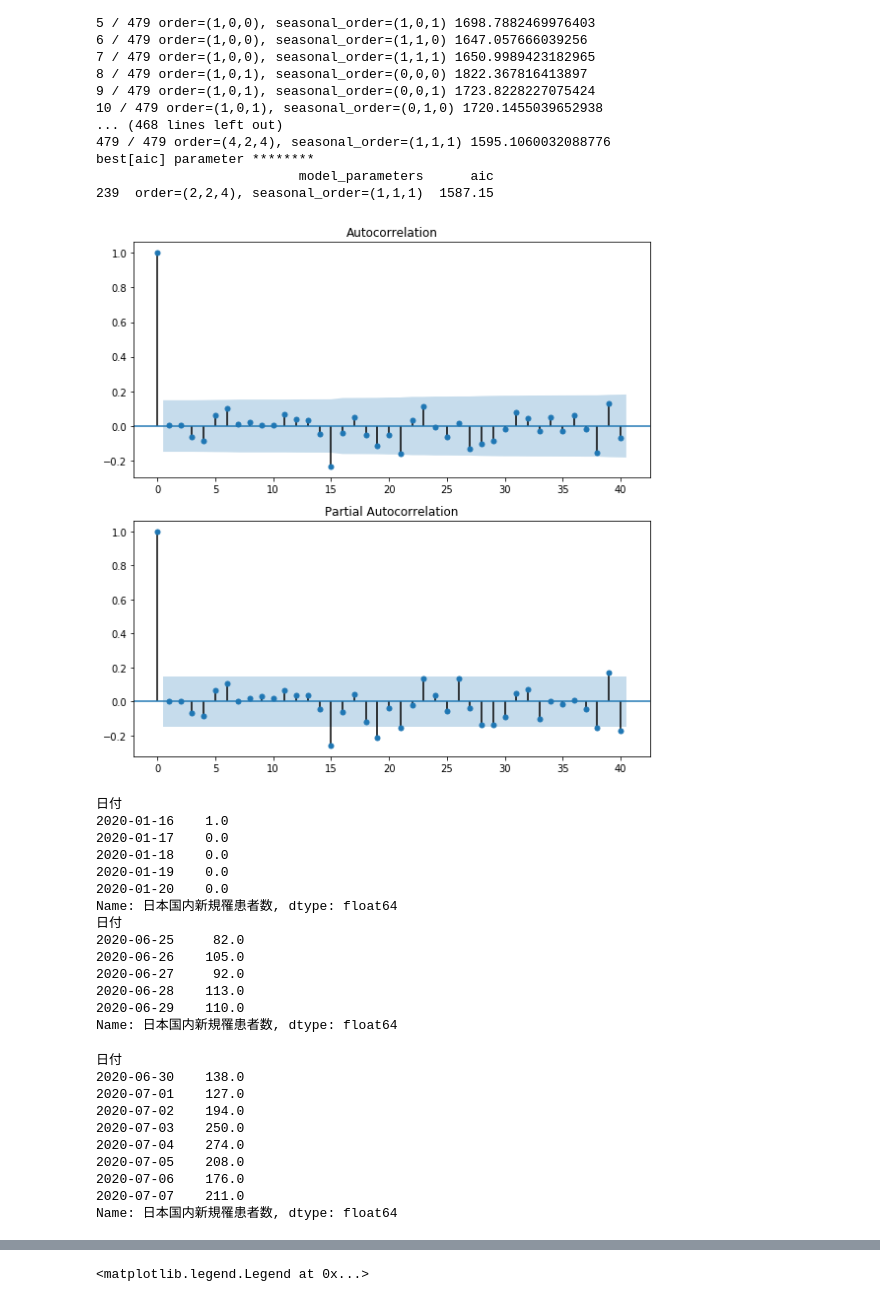
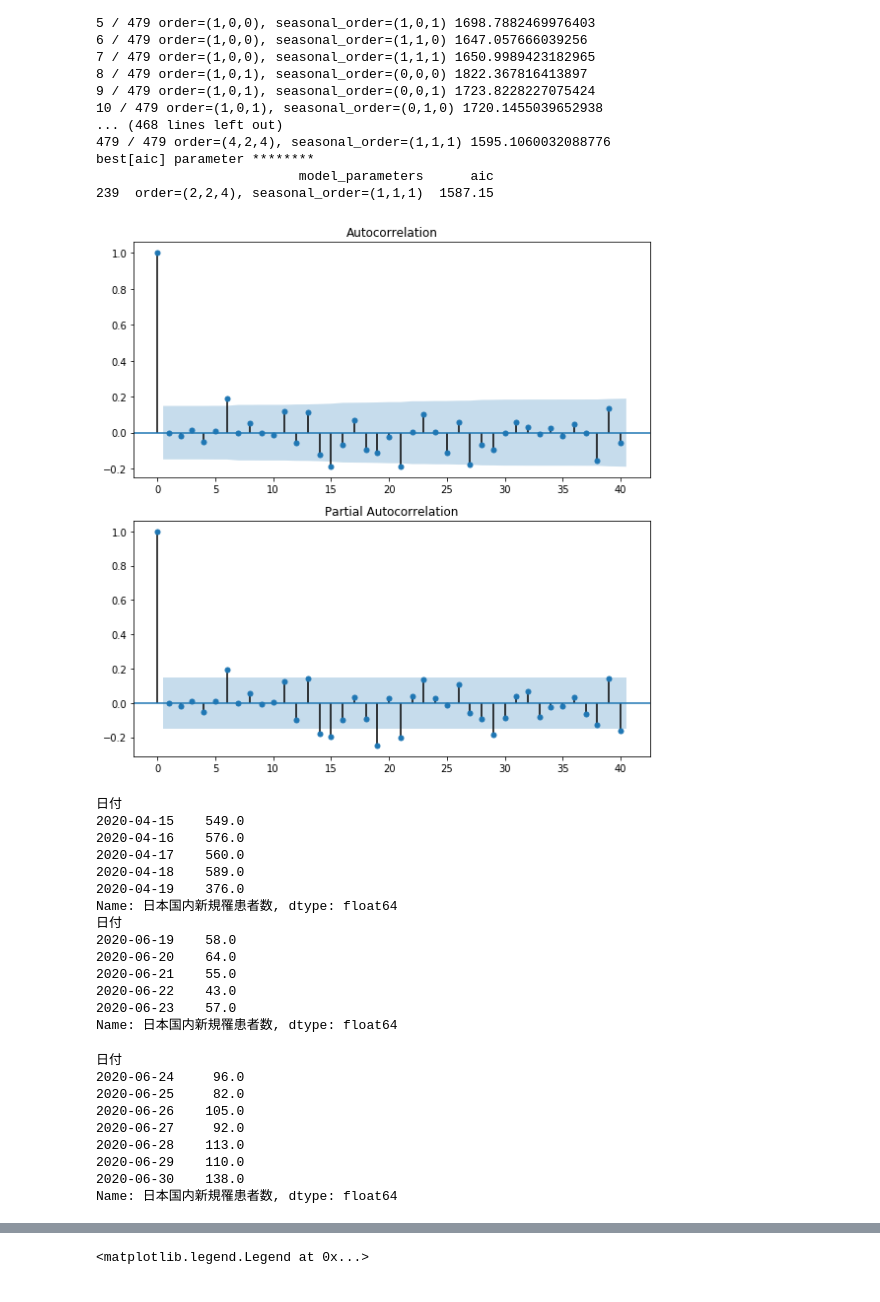
Before and after one commit to e185725/aaa, a Jupyter notebook: covid-199.ipynb, the cells around one changed output, grey strips where cells are left out. Saved outputs shown, nothing was run; the diff lists cells and outputs as text; code cells hidden in the pictures.

```diff
--- a/covid-199.ipynb
+++ b/covid-199.ipynb
@@ -418,59 +418,58 @@ best[aic] parameter ********
 239  order=(2,2,4), seasonal_order=(1,1,1)  1587.15
 # %%
 sarimax_optimization = sm.tsa.SARIMAX(kansensya,
-                        order=(2,2,4),
+                        order=(2,1,3),
                         seasonal_order=(1, 1, 1, 7),
                         enforce_stationarity = False,
                         enforce_invertibility = False
                         ).fit()
 
 sarimax_optimization_resid = sarimax_optimization.resid # 残差成分
 
 fig = plt.figure(figsize=(8, 8))
 
 # 自己相関(ACF)のグラフ
 ax1 = fig.add_subplot(211)
 sm.graphics.tsa.plot_acf(sarimax_optimization_resid, lags=40, ax=ax1) #ACF計算とグラフ自動作成
 
 # 偏自己相関(PACF)のグラフ
 ax2 = fig.add_subplot(212)
 sm.graphics.tsa.plot_pacf(sarimax_optimization_resid, lags=40, ax=ax2) #PACF計算とグラフ自動作成
 
 plt.tight_layout() # グラフ間スキマ調整
 # %% [output]
-[figure, old version]
+[figure, new version]
 # %%
-kansensya_train = kansensya["2020-01-16":'2020-06-29'] # モデル作成用データ（訓練）
+kansensya_train = kansensya["2020-04-15":'2020-06-23'] # モデル作成用データ（訓練）
 print(kansensya_train.head())
 print(kansensya_train.tail())
 # %% [output]
 日付
-2020-01-16    1.0
-2020-01-17    0.0
-2020-01-18    0.0
-2020-01-19    0.0
-2020-01-20    0.0
+2020-04-15    549.0
+2020-04-16    576.0
+2020-04-17    560.0
+2020-04-18    589.0
+2020-04-19    376.0
 Name: 日本国内新規罹患者数, dtype: float64
 日付
-2020-06-25     82.0
-2020-06-26    105.0
-2020-06-27     92.0
-2020-06-28    113.0
-2020-06-29    110.0
+2020-06-19    58.0
+2020-06-20    64.0
+2020-06-21    55.0
+2020-06-22    43.0
+2020-06-23    57.0
 Name: 日本国内新規罹患者数, dtype: float64
 # %%
-kansensya_test = kansensya["2020-06-30":"2020-07-07"]
+kansensya_test = kansensya["2020-06-24":"2020-06-30"]
 kansensya_test
 # %% [output]
 日付
+2020-06-24     96.0
+2020-06-25     82.0
+2020-06-26    105.0
+2020-06-27     92.0
+2020-06-28    113.0
+2020-06-29    110.0
 2020-06-30    138.0
-2020-07-01    127.0
-2020-07-02    194.0
-2020-07-03    250.0
-2020-07-04    274.0
-2020-07-05    208.0
-2020-07-06    176.0
-2020-07-07    211.0
 Name: 日本国内新規罹患者数, dtype: float64
 # %%
 sarimax_train = sm.tsa.SARIMAX(kansensya_train,
```
Also changed, not shown: parts of 30 cells of this notebook.
